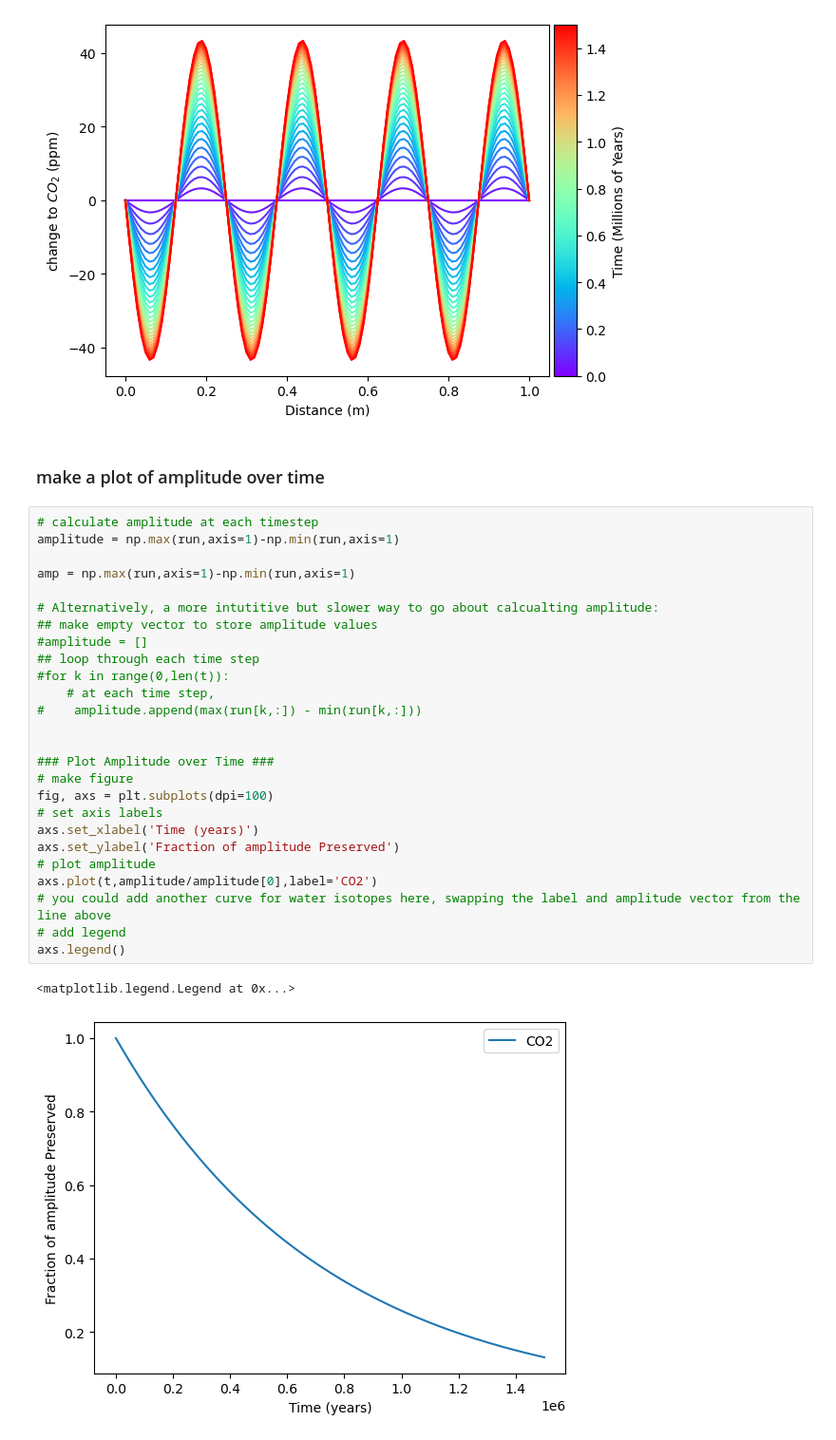
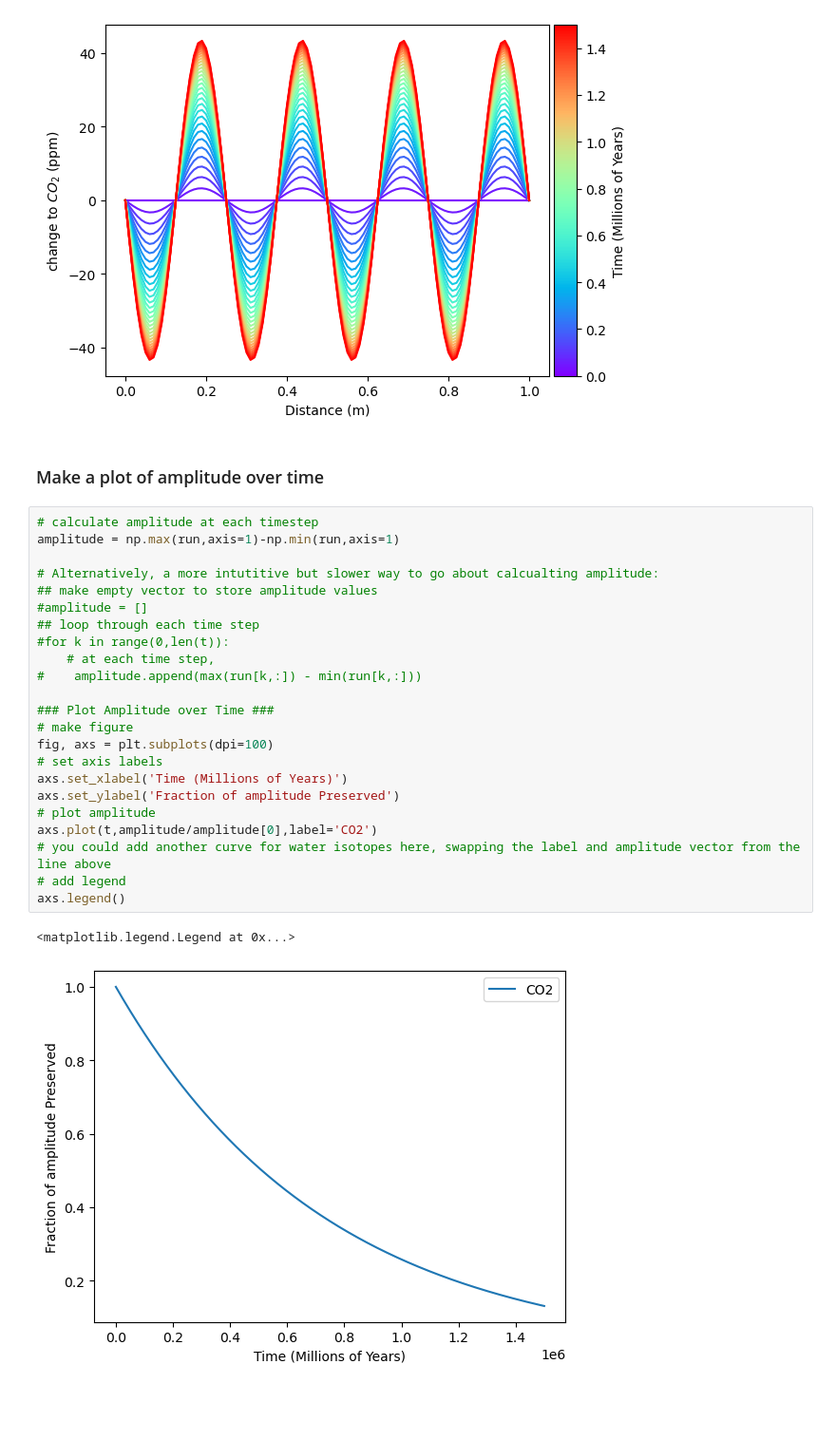
Before and after one commit to liamkirkpatrick/water-isotope-diffusion, a Jupyter notebook: CO2_firstmodel.ipynb, the cells around one changed output. Shown at 95% size. Saved outputs shown, nothing was run; the diff lists cells and outputs as text; blank space fills up the shorter version.

Commit message:
update amplitude plot

```diff
--- a/CO2_firstmodel.ipynb
+++ b/CO2_firstmodel.ipynb
@@ -200,33 +200,30 @@ for k in range(0,len(t),10**4): # loop through all time steps
 # %% [output]
 [figure]
 # %% [markdown]
-### make a plot of amplitude over time
+### Make a plot of amplitude over time
 # %%
 # calculate amplitude at each timestep
 amplitude = np.max(run,axis=1)-np.min(run,axis=1)
-
-amp = np.max(run,axis=1)-np.min(run,axis=1)
 
 # Alternatively, a more intutitive but slower way to go about calcualting amplitude:
 ## make empty vector to store amplitude values
 #amplitude = []
 ## loop through each time step
 #for k in range(0,len(t)):
     # at each time step,
 #    amplitude.append(max(run[k,:]) - min(run[k,:]))
 
-
 ### Plot Amplitude over Time ###
 # make figure
 fig, axs = plt.subplots(dpi=100)
 # set axis labels
-axs.set_xlabel('Time (years)')
+axs.set_xlabel('Time (Millions of Years)')
 axs.set_ylabel('Fraction of amplitude Preserved')
 # plot amplitude
 axs.plot(t,amplitude/amplitude[0],label='CO2')
 # you could add another curve for water isotopes here, swapping the label and amplitude vector from the line above
 # add legend
 axs.legend()
 # %% [output]
 <matplotlib.legend.Legend at 0x...>
-[figure, old version]
+[figure, new version]
```
